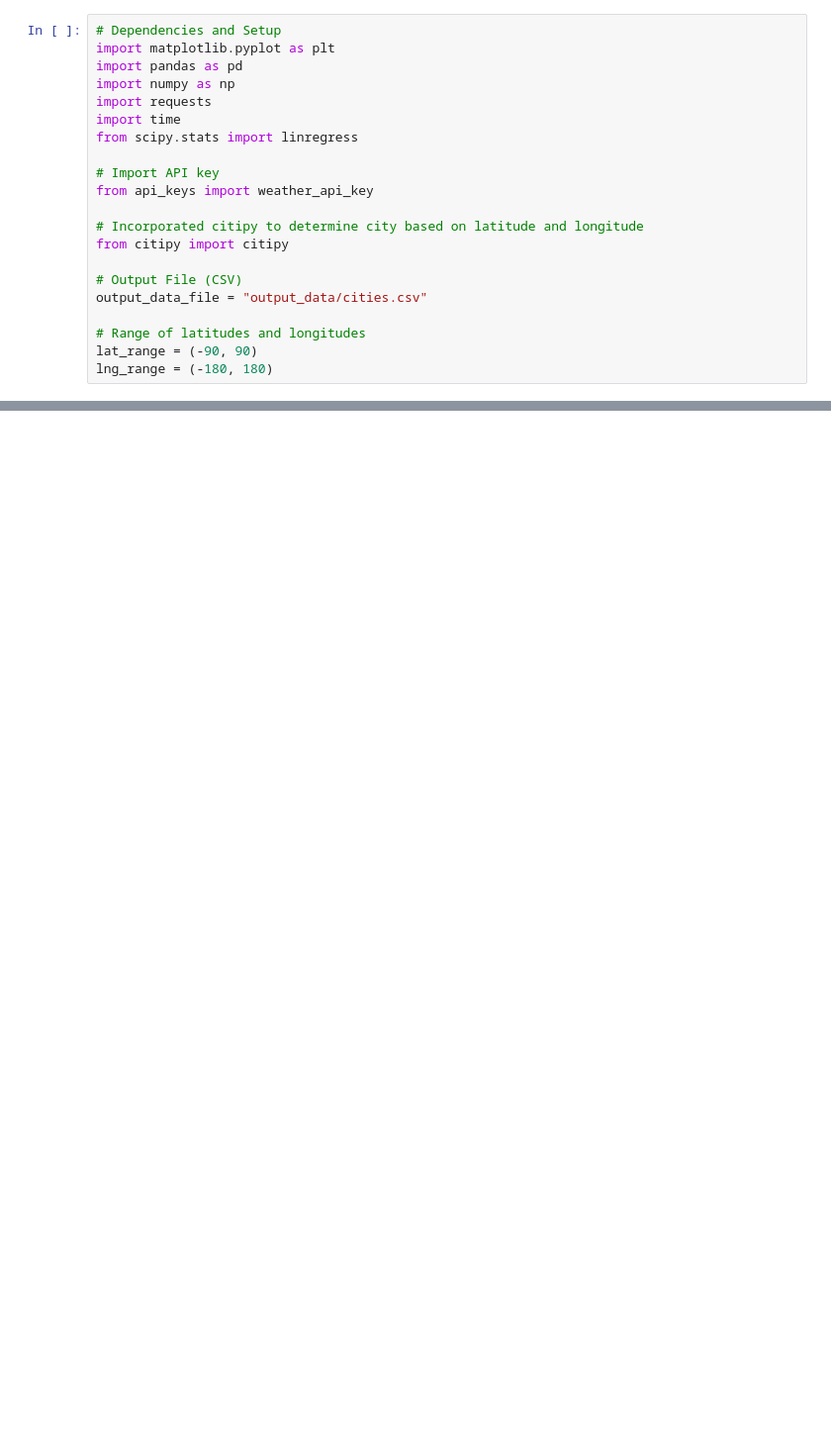
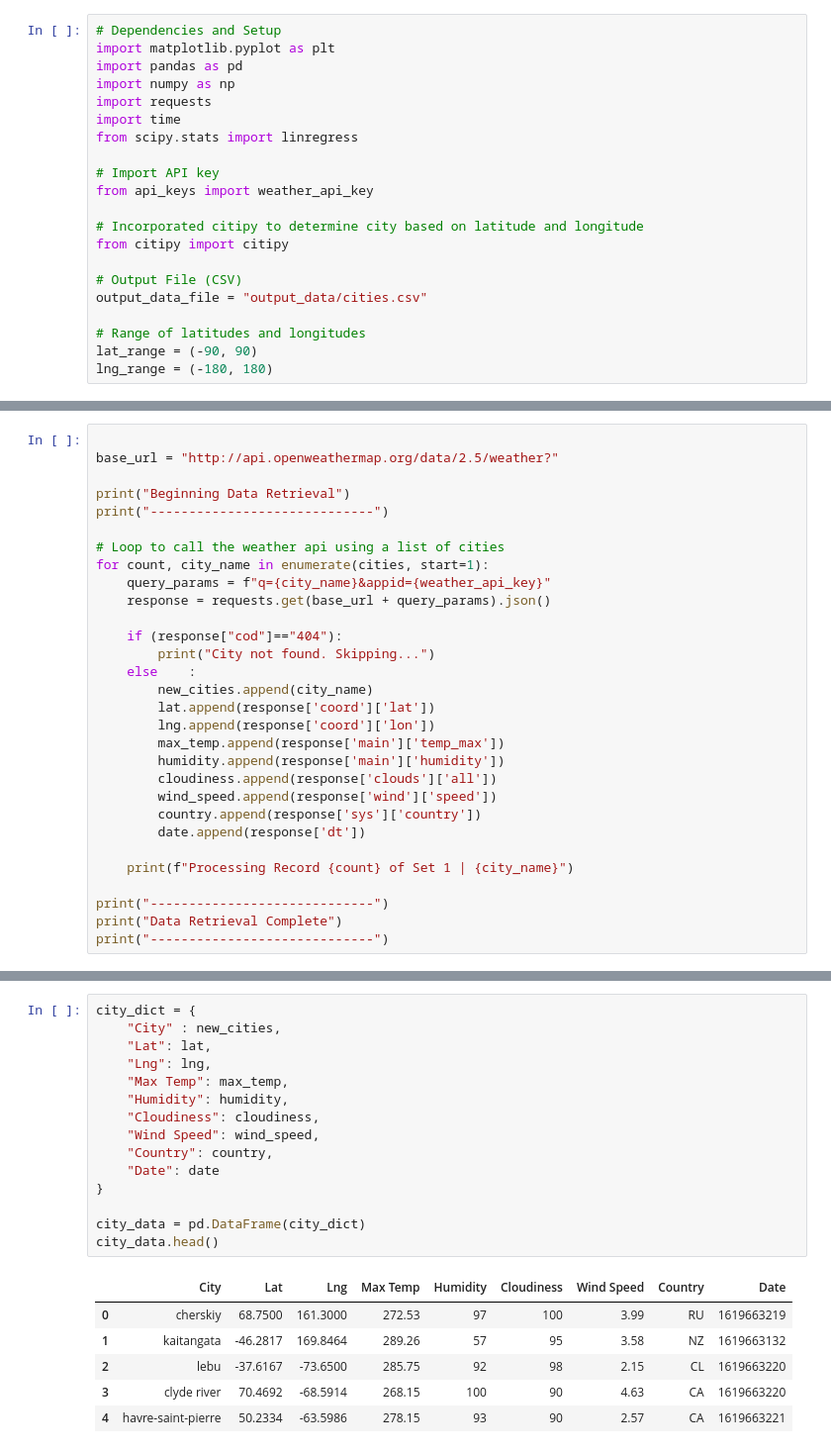
Before and after one commit to leoipn/python-api-challenge, a Jupyter notebook: starter_code/WeatherPy/WeatherPy.ipynb, the cells around one changed output, grey strips where cells are left out. Shown at 99% size. Saved outputs shown, nothing was run; the diff lists cells and outputs as text; blank space fills up the shorter version.

```diff
--- a/starter_code/WeatherPy/WeatherPy.ipynb
+++ b/starter_code/WeatherPy/WeatherPy.ipynb
@@ -72,0 +54,30 @@ Data Retrieval Complete
+# %%
+
+base_url = "http://api.openweathermap.org/data/2.5/weather?"
+
+print("Beginning Data Retrieval")
+print("-----------------------------")
+
+# Loop to call the weather api using a list of cities
+for count, city_name in enumerate(cities, start=1):
+    query_params = f"q={city_name}&appid={weather_api_key}"
+    response = requests.get(base_url + query_params).json()
+
+    if (response["cod"]=="404"):
+        print("City not found. Skipping...")
+    else    :
+        new_cities.append(city_name)
+        lat.append(response['coord']['lat'])
+        lng.append(response['coord']['lon'])
+        max_temp.append(response['main']['temp_max'])
+        humidity.append(response['main']['humidity'])
+        cloudiness.append(response['clouds']['all'])
+        wind_speed.append(response['wind']['speed'])
+        country.append(response['sys']['country'])
+        date.append(response['dt'])
+
+    print(f"Processing Record {count} of Set 1 | {city_name}")
+
+print("-----------------------------")
+print("Data Retrieval Complete")
+print("-----------------------------")
@@ -72,0 +102,22 @@ Data Retrieval Complete
+# %%
+city_dict = {
+    "City" : new_cities,
+    "Lat": lat,
+    "Lng": lng,
+    "Max Temp": max_temp,
+    "Humidity": humidity,
+    "Cloudiness": cloudiness,
+    "Wind Speed": wind_speed,
+    "Country": country,
+    "Date": date
+}
+
+city_data = pd.DataFrame(city_dict)
+city_data.head()
+# %% [output]
+|  | City | Lat | Lng | Max Temp | Humidity | Cloudiness | Wind Speed | Country | Date |
+| 0 | cherskiy | 68.7500 | 161.3000 | 272.53 | 97 | 100 | 3.99 | RU | 1619663219 |
+| 1 | kaitangata | -46.2817 | 169.8464 | 289.26 | 57 | 95 | 3.58 | NZ | 1619663132 |
+| 2 | lebu | -37.6167 | -73.6500 | 285.75 | 92 | 98 | 2.15 | CL | 1619663220 |
+| 3 | clyde river | 70.4692 | -68.5914 | 268.15 | 100 | 90 | 4.63 | CA | 1619663220 |
+| 4 | havre-saint-pierre | 50.2334 | -63.5986 | 278.15 | 93 | 90 | 2.57 | CA | 1619663221 |
```
Also changed, not shown: parts of 12 cells of this notebook, 1 other file.
